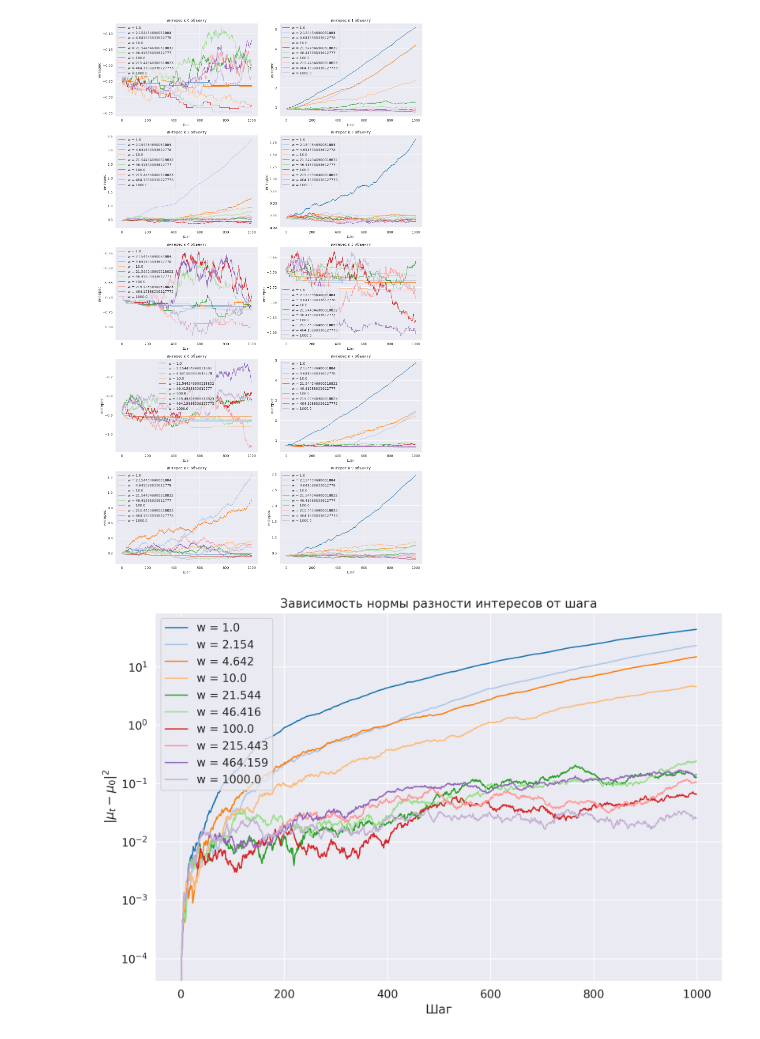
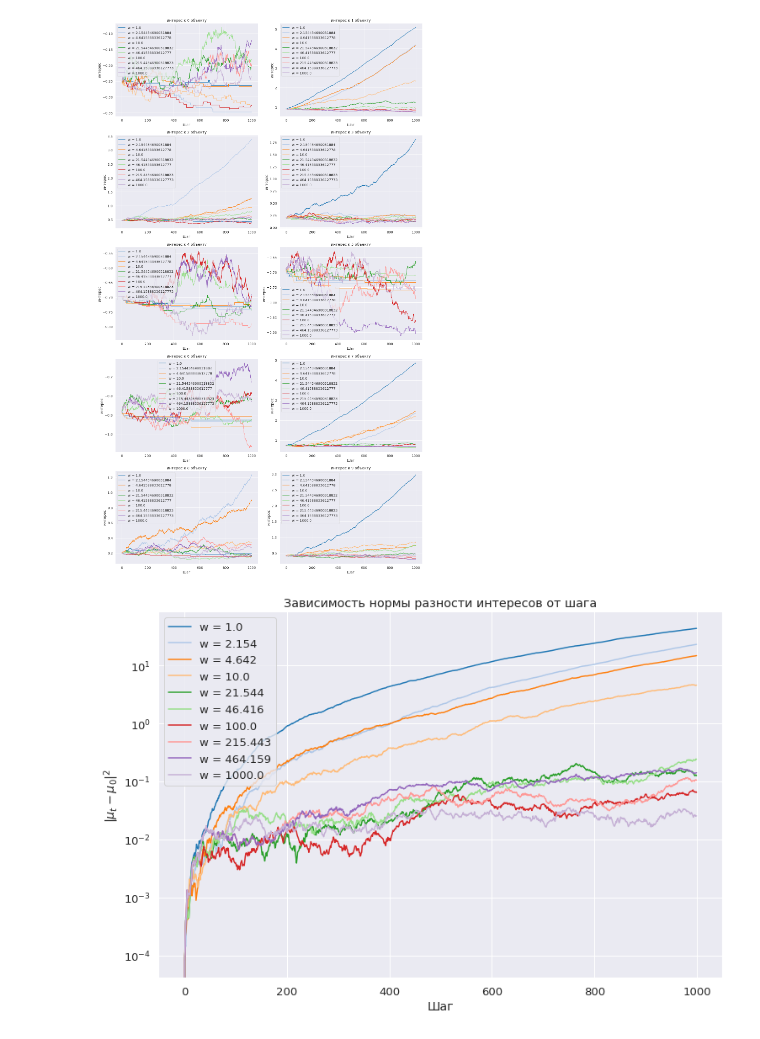
Before and after one commit to prog-autom/bandit-loops, a Jupyter notebook: notebooks/exp.ipynb, the cells around one changed output. Saved outputs shown, nothing was run; the diff lists cells and outputs as text; code cells hidden in the pictures.

```diff
--- a/notebooks/exp.ipynb
+++ b/notebooks/exp.ipynb
@@ -100,17 +99,17 @@ for m in range(M):
 # %% [output]
 [figure]
 # %%
-plt.figure(figsize=(12, 8), dpi=200)
+plt.figure(figsize=(12, 8))
 for i, w in enumerate(ws):
     plt.plot(np.linalg.norm(interests[i] - interests[i][0], axis=1)**2, label=f'w = {round(w,3)}')
 plt.yscale('log')
 plt.ylabel(r'$\|\mu_t - \mu_0 \|^2$')
 plt.title('Зависимость нормы разности интересов от шага')
 plt.legend()
 plt.xlabel('Шаг')
 # plt.savefig('norm_interest.pdf')
 # %% [output]
-[figure, old version]
+[figure, new version]
 # %%
 for i in range(M):
     draw_posteriori(np.linspace(0, 1., 100), sps.beta, TS_paramss[0][::100][:, i], obj=i, steps = range(0, T, 100))
```
Also changed, not shown: parts of 2 cells of this notebook.
